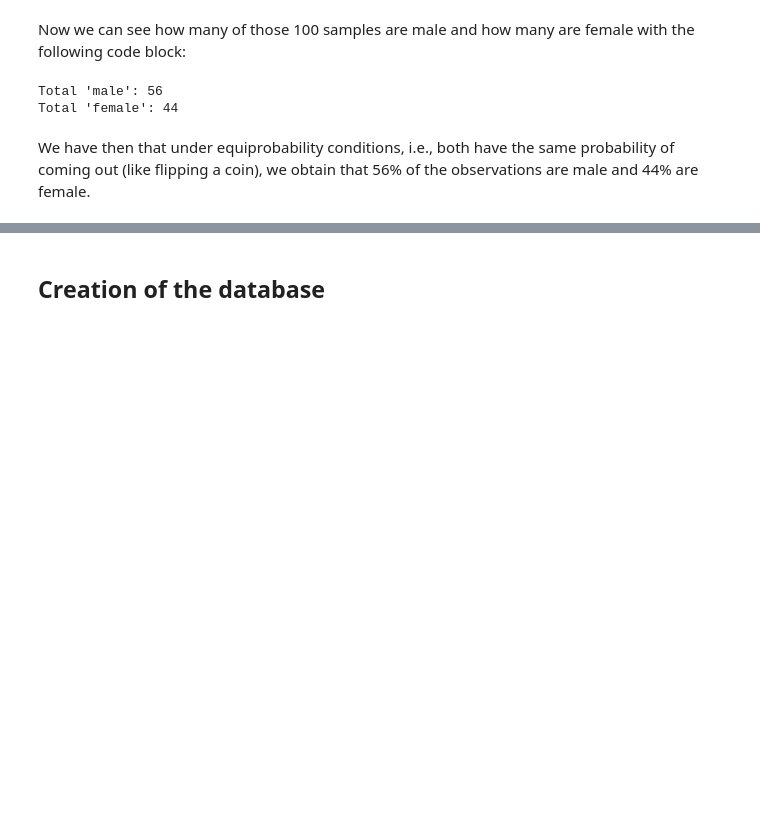
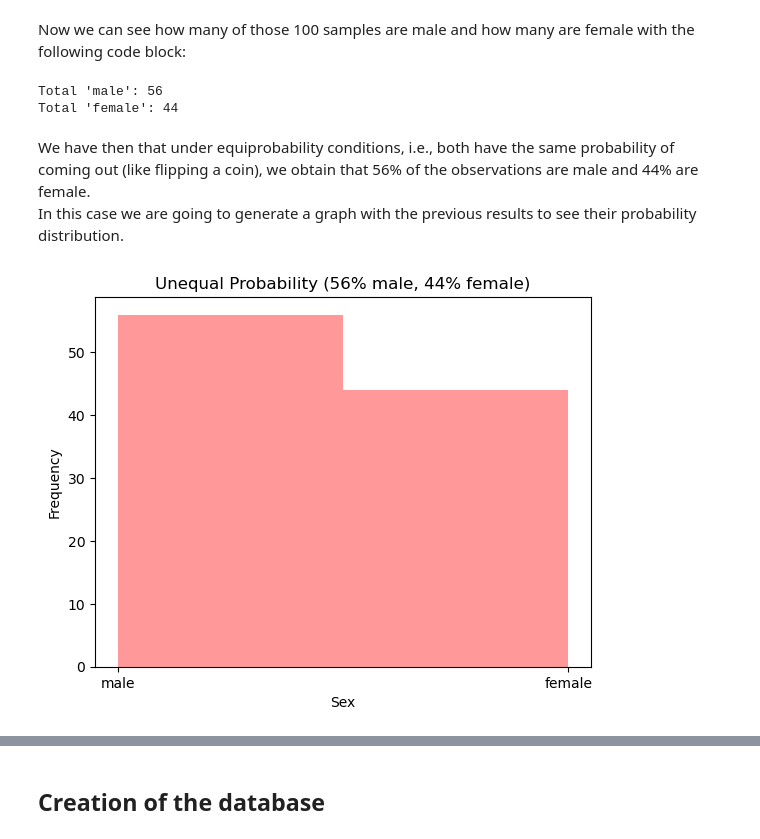
Before and after one commit to jalaca91/project1-programming-data-analysis, a Jupyter notebook: project1.ipynb, the cells around one changed output, grey strips where cells are left out. Cells and saved outputs as stored; diff of their text form; code cells hidden in the pictures; blank space fills up the shorter version.

```diff
--- a/project1.ipynb
+++ b/project1.ipynb
@@ -224,3 +224,13 @@ Total 'male': 56
 Total 'female': 44
 # %% [markdown]
 We have then that under equiprobability conditions, i.e., both have the same probability of coming out (like flipping a coin), we obtain that 56% of the observations are male and 44% are female.
+In this case we are going to generate a graph with the previous results to see their probability distribution.
+# %%
+plt.hist(sex, bins=2, color="red", alpha=0.4)
+plt.title("Unequal Probability (56% male, 44% female)")
+plt.xlabel("Sex")
+plt.ylabel("Frequency")
+
+plt.show()
+# %% [output]
+[figure, added]
```
Also changed, not shown: parts of 20 cells of this notebook.
